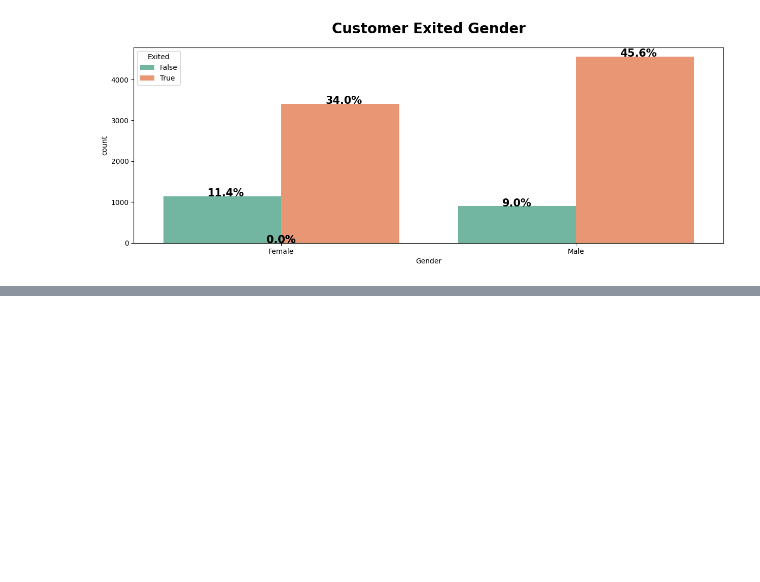
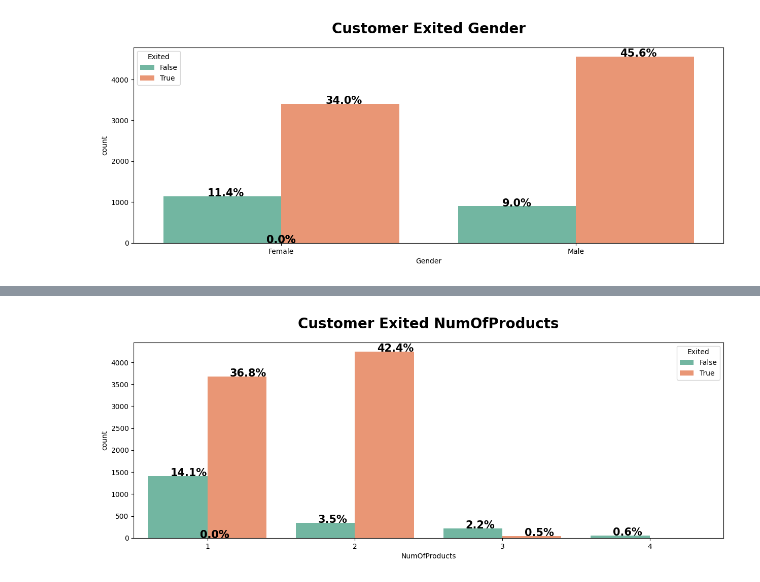
Before and after one commit to Farazmghm/Portfolio, a Jupyter notebook: bank_churn_analysis_and_Prediction.ipynb, the cells around one changed output, grey strips where cells are left out. Saved outputs shown, nothing was run; the diff lists cells and outputs as text; code cells hidden in the pictures; blank space fills up the shorter version.

```diff
--- a/bank_churn_analysis_and_Prediction.ipynb
+++ b/bank_churn_analysis_and_Prediction.ipynb
@@ -202,0 +211,4 @@ countplot("Gender")
+# %%
+countplot("NumOfProducts")
+# %% [output]
+[figure, added]
```
Also changed, not shown: parts of 3 cells of this notebook.
